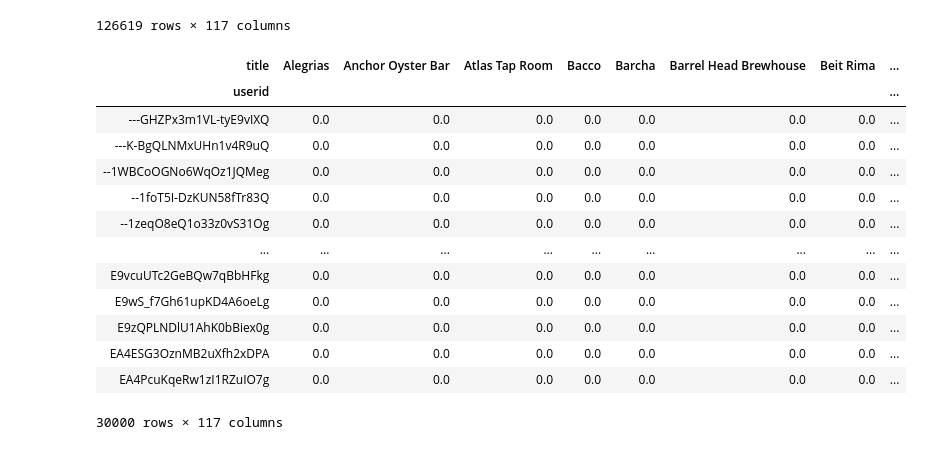
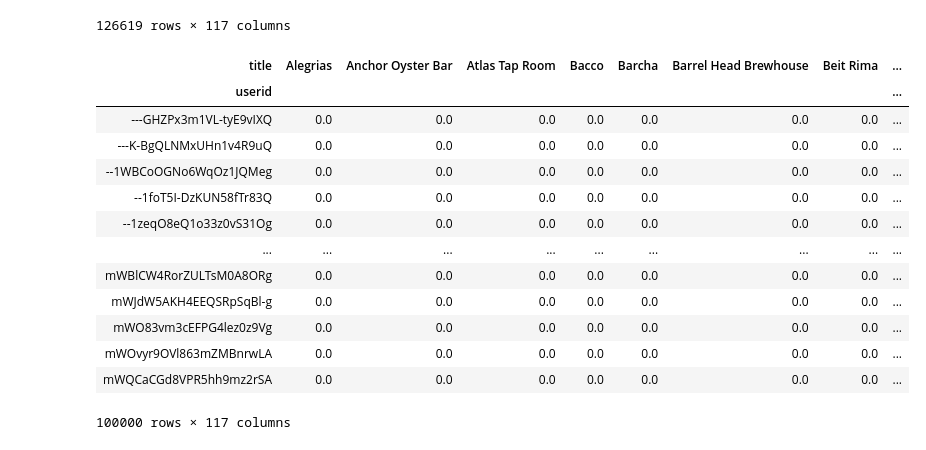
Before and after one commit to yueweng/restaurant-recommender, a Jupyter notebook: recommendation_content_based.ipynb, the cells around one changed output. Cells and saved outputs as stored; diff of their text form; code cells hidden in the pictures.

```diff
--- a/recommendation_content_based.ipynb
+++ b/recommendation_content_based.ipynb
@@ -395,23 +451,23 @@ ratings_matrix
 | zzq6Nhcq0JMbm7ExFFCP2A | 0.0 | 0.0 | 0.0 | 0.0 | 0.0 | 0.0 | 0.0 | ... |
 126619 rows × 117 columns
 # %%
-sub_ratings_matrix = ratings_matrix[:30000]
+sub_ratings_matrix = ratings_matrix[:100000]
 sub_ratings_matrix
 # %% [output]
 | title | Alegrias | Anchor Oyster Bar | Atlas Tap Room | Bacco | Barcha | Barrel Head Brewhouse | Beit Rima | ... |
 | userid |  |  |  |  |  |  |  | ... |
 | ---GHZPx3m1VL-tyE9vIXQ | 0.0 | 0.0 | 0.0 | 0.0 | 0.0 | 0.0 | 0.0 | ... |
 | ---K-BgQLNMxUHn1v4R9uQ | 0.0 | 0.0 | 0.0 | 0.0 | 0.0 | 0.0 | 0.0 | ... |
 | --1WBCoOGNo6WqOz1JQMeg | 0.0 | 0.0 | 0.0 | 0.0 | 0.0 | 0.0 | 0.0 | ... |
 | --1foT5I-DzKUN58fTr83Q | 0.0 | 0.0 | 0.0 | 0.0 | 0.0 | 0.0 | 0.0 | ... |
 | --1zeqO8eQ1o33z0vS31Og | 0.0 | 0.0 | 0.0 | 0.0 | 0.0 | 0.0 | 0.0 | ... |
 | ... | ... | ... | ... | ... | ... | ... | ... | ... |
-| E9vcuUTc2GeBQw7qBbHFkg | 0.0 | 0.0 | 0.0 | 0.0 | 0.0 | 0.0 | 0.0 | ... |
-| E9wS_f7Gh61upKD4A6oeLg | 0.0 | 0.0 | 0.0 | 0.0 | 0.0 | 0.0 | 0.0 | ... |
-| E9zQPLNDlU1AhK0bBiex0g | 0.0 | 0.0 | 0.0 | 0.0 | 0.0 | 0.0 | 0.0 | ... |
-| EA4ESG3OznMB2uXfh2xDPA | 0.0 | 0.0 | 0.0 | 0.0 | 0.0 | 0.0 | 0.0 | ... |
-| EA4PcuKqeRw1zI1RZuIO7g | 0.0 | 0.0 | 0.0 | 0.0 | 0.0 | 0.0 | 0.0 | ... |
+| mWBlCW4RorZULTsM0A8ORg | 0.0 | 0.0 | 0.0 | 0.0 | 0.0 | 0.0 | 0.0 | ... |
+| mWJdW5AKH4EEQSRpSqBl-g | 0.0 | 0.0 | 0.0 | 0.0 | 0.0 | 0.0 | 0.0 | ... |
+| mWO83vm3cEFPG4lez0z9Vg | 0.0 | 0.0 | 0.0 | 0.0 | 0.0 | 0.0 | 0.0 | ... |
+| mWOvyr9OVl863mZMBnrwLA | 0.0 | 0.0 | 0.0 | 0.0 | 0.0 | 0.0 | 0.0 | ... |
+| mWQCaCGd8VPR5hh9mz2rSA | 0.0 | 0.0 | 0.0 | 0.0 | 0.0 | 0.0 | 0.0 | ... |
-30000 rows × 117 columns
+100000 rows × 117 columns
 # %%
 from scipy.sparse.linalg import svds
 
```
Also changed, not shown: parts of 20 cells of this notebook, 4 other files.
